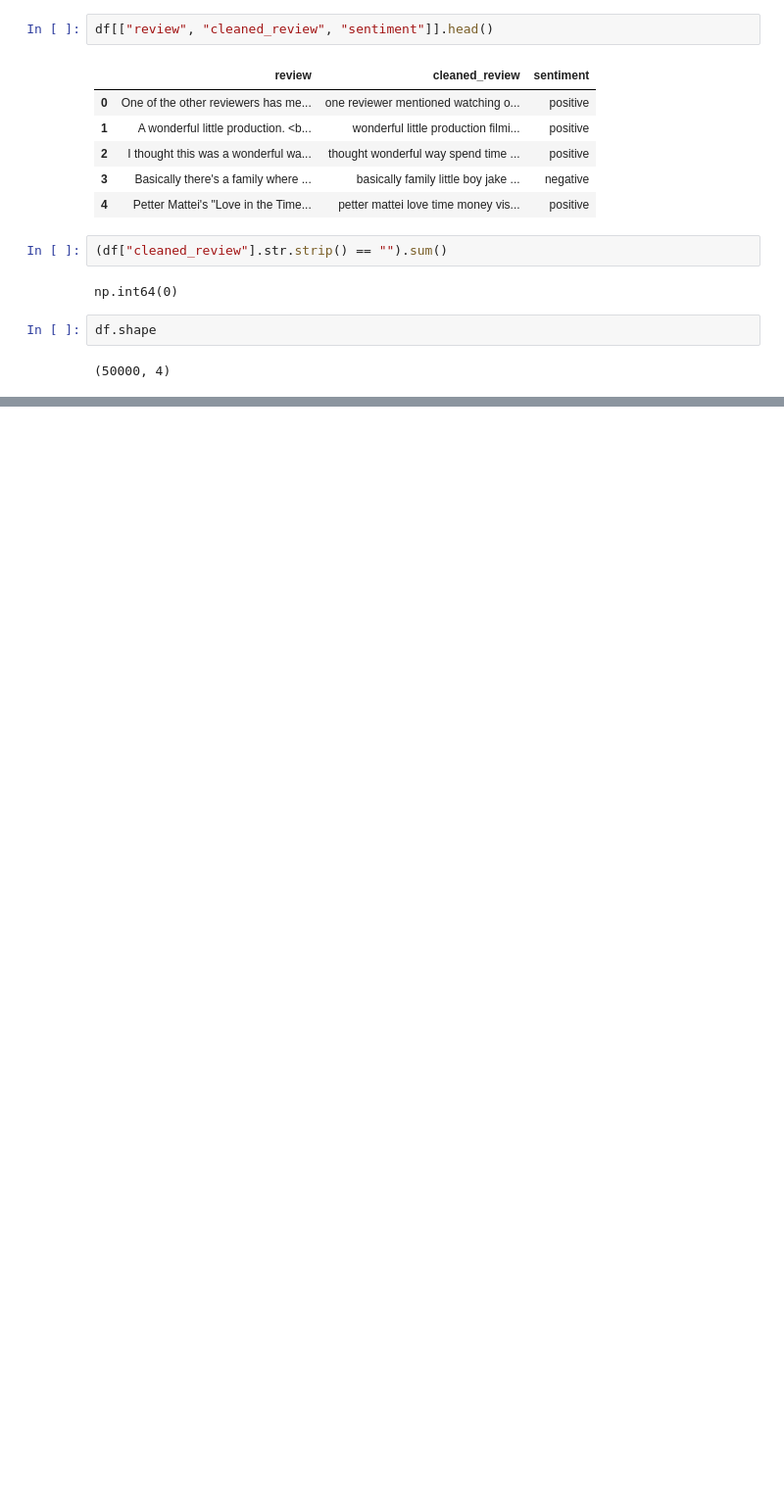
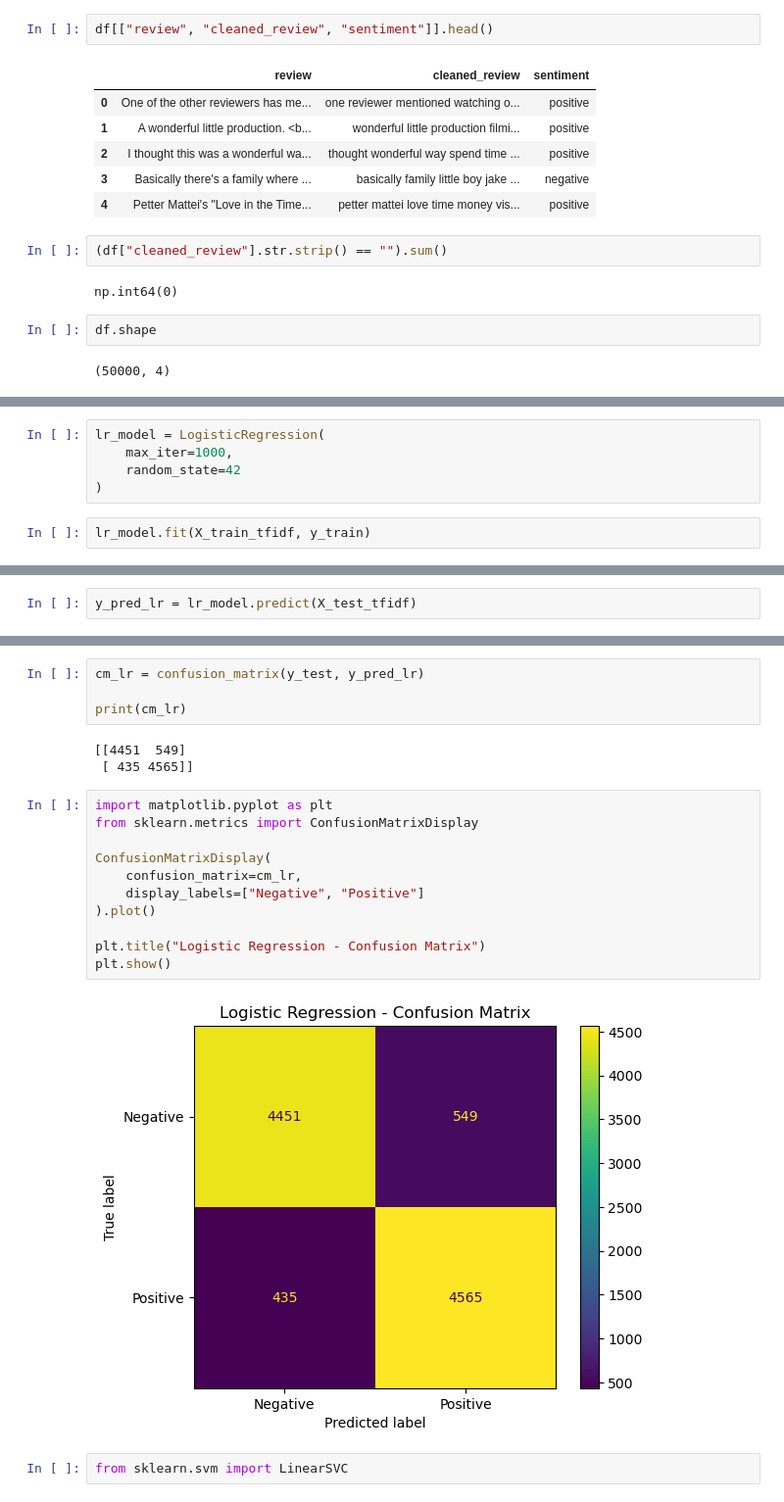
Before and after one commit to Shivam3831143/IMDb-Sentiment-Analysis, a Jupyter notebook: IMDb_Sentiment_Analysis.ipynb, the cells around one changed output, grey strips where cells are left out. Shown at 98% size. Saved outputs shown, nothing was run; the diff lists cells and outputs as text; blank space fills up the shorter version.

Commit message:
models plus app complteted

```diff
--- a/IMDb_Sentiment_Analysis.ipynb
+++ b/IMDb_Sentiment_Analysis.ipynb
@@ -173,0 +238,7 @@ Index(['review', 'sentiment', 'review_length', 'cleaned_review'], dtype='object'
+# %%
+lr_model = LogisticRegression(
+    max_iter=1000,
+    random_state=42
+)
+# %%
+lr_model.fit(X_train_tfidf, y_train)
@@ -173,0 +247,2 @@ Index(['review', 'sentiment', 'review_length', 'cleaned_review'], dtype='object'
+# %%
+y_pred_lr = lr_model.predict(X_test_tfidf)
@@ -173,0 +301,22 @@ Index(['review', 'sentiment', 'review_length', 'cleaned_review'], dtype='object'
+# %%
+cm_lr = confusion_matrix(y_test, y_pred_lr)
+
+print(cm_lr)
+# %% [output]
+[[4451  549]
+ [ 435 4565]]
+# %%
+import matplotlib.pyplot as plt
+from sklearn.metrics import ConfusionMatrixDisplay
+
+ConfusionMatrixDisplay(
+    confusion_matrix=cm_lr,
+    display_labels=["Negative", "Positive"]
+).plot()
+
+plt.title("Logistic Regression - Confusion Matrix")
+plt.show()
+# %% [output]
+[figure, added]
+# %%
+from sklearn.svm import LinearSVC
```
Also changed, not shown: parts of 42 cells of this notebook, 3 other files.
